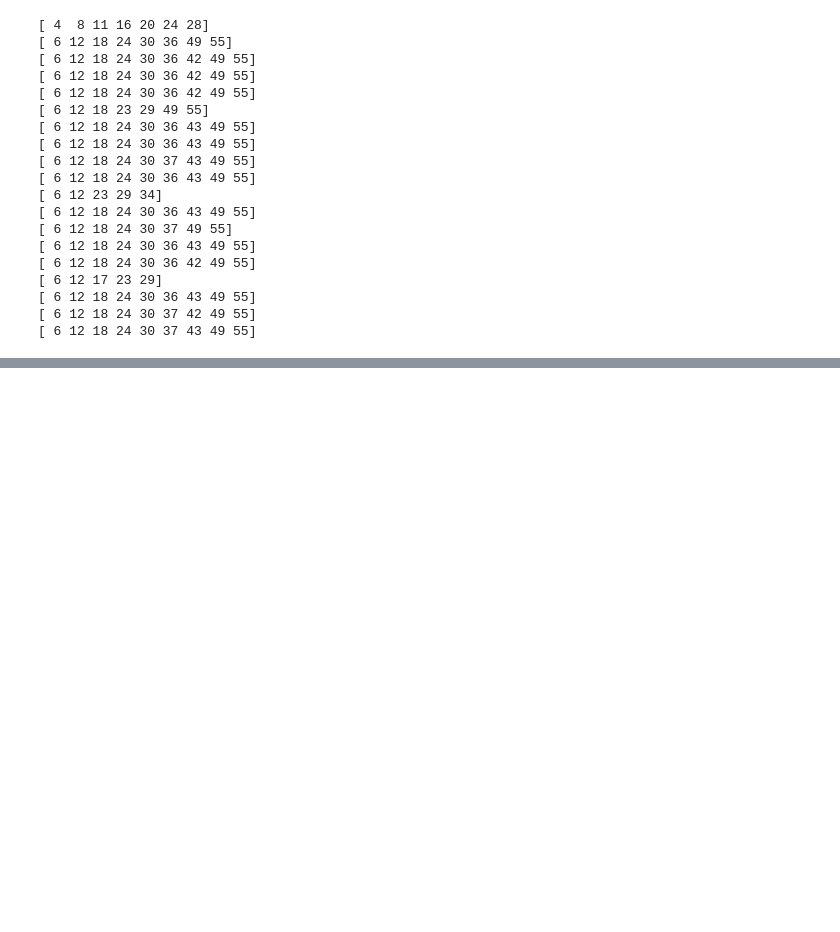
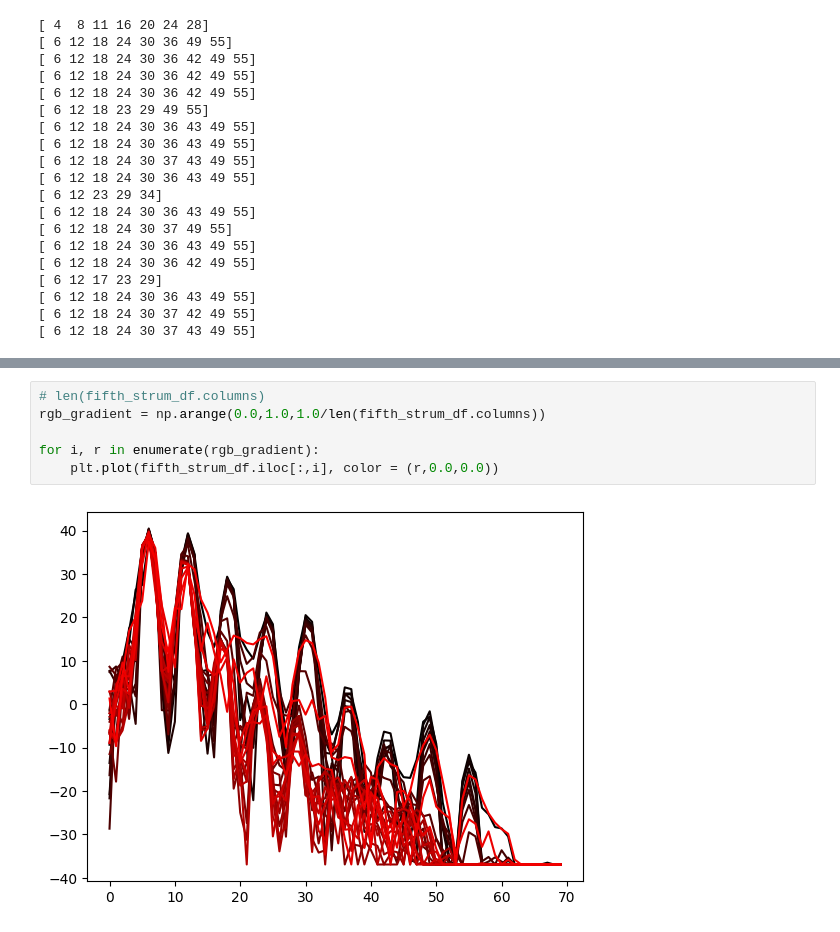
Before and after one commit to RosieBi/Bass_Learning, a Jupyter notebook: Music_Transcription/spectrogram_array.ipynb, the cells around one changed output, grey strips where cells are left out. Saved outputs shown, nothing was run; the diff lists cells and outputs as text; blank space fills up the shorter version.

```diff
--- a/Music_Transcription/spectrogram_array.ipynb
+++ b/Music_Transcription/spectrogram_array.ipynb
@@ -629,0 +653,8 @@ for i in range(len(Xdb_strums)):
+# %%
+# len(fifth_strum_df.columns)
+rgb_gradient = np.arange(0.0,1.0,1.0/len(fifth_strum_df.columns))
+
+for i, r in enumerate(rgb_gradient):
+    plt.plot(fifth_strum_df.iloc[:,i], color = (r,0.0,0.0))
+# %% [output]
+[figure, added]
```
Also changed, not shown: parts of 3 cells of this notebook.
